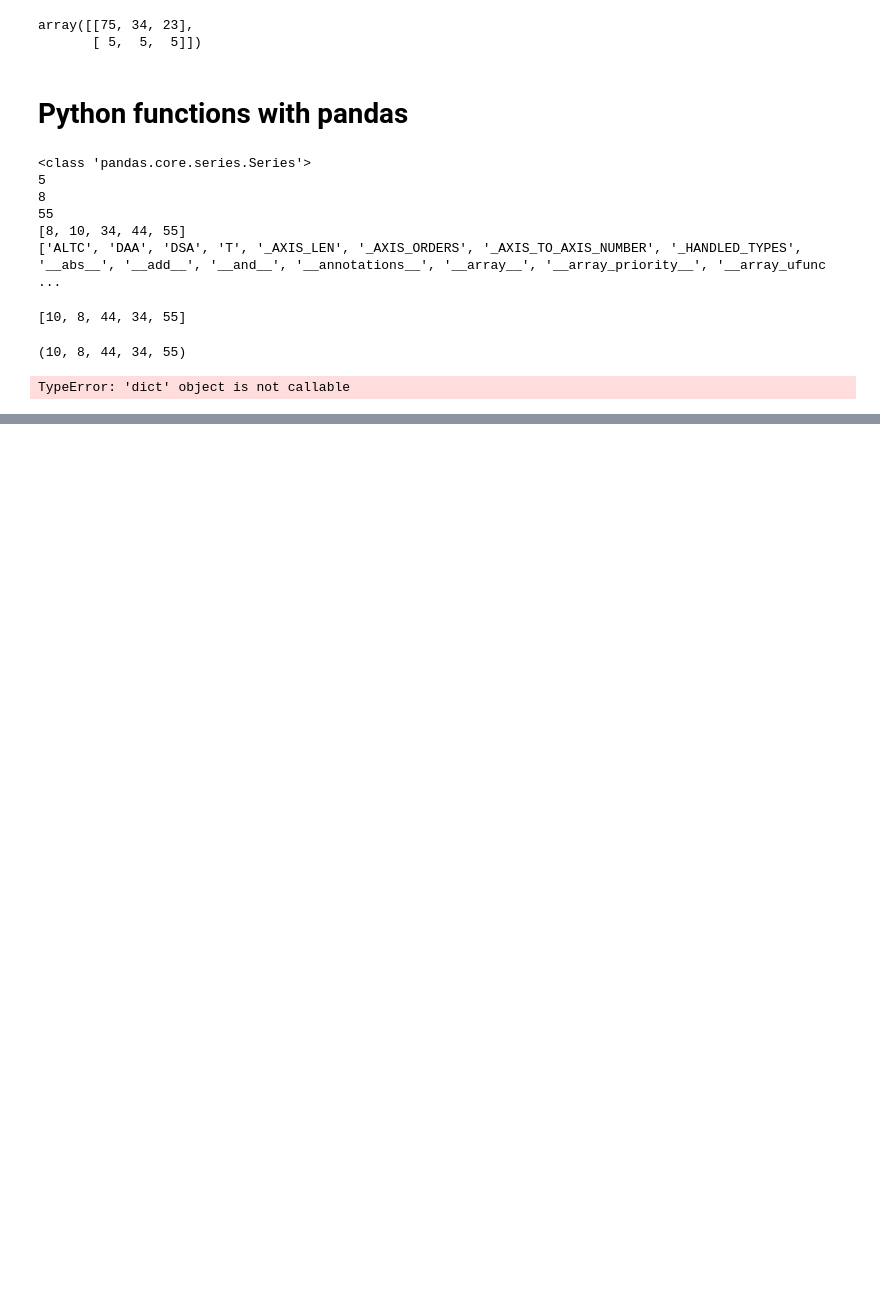
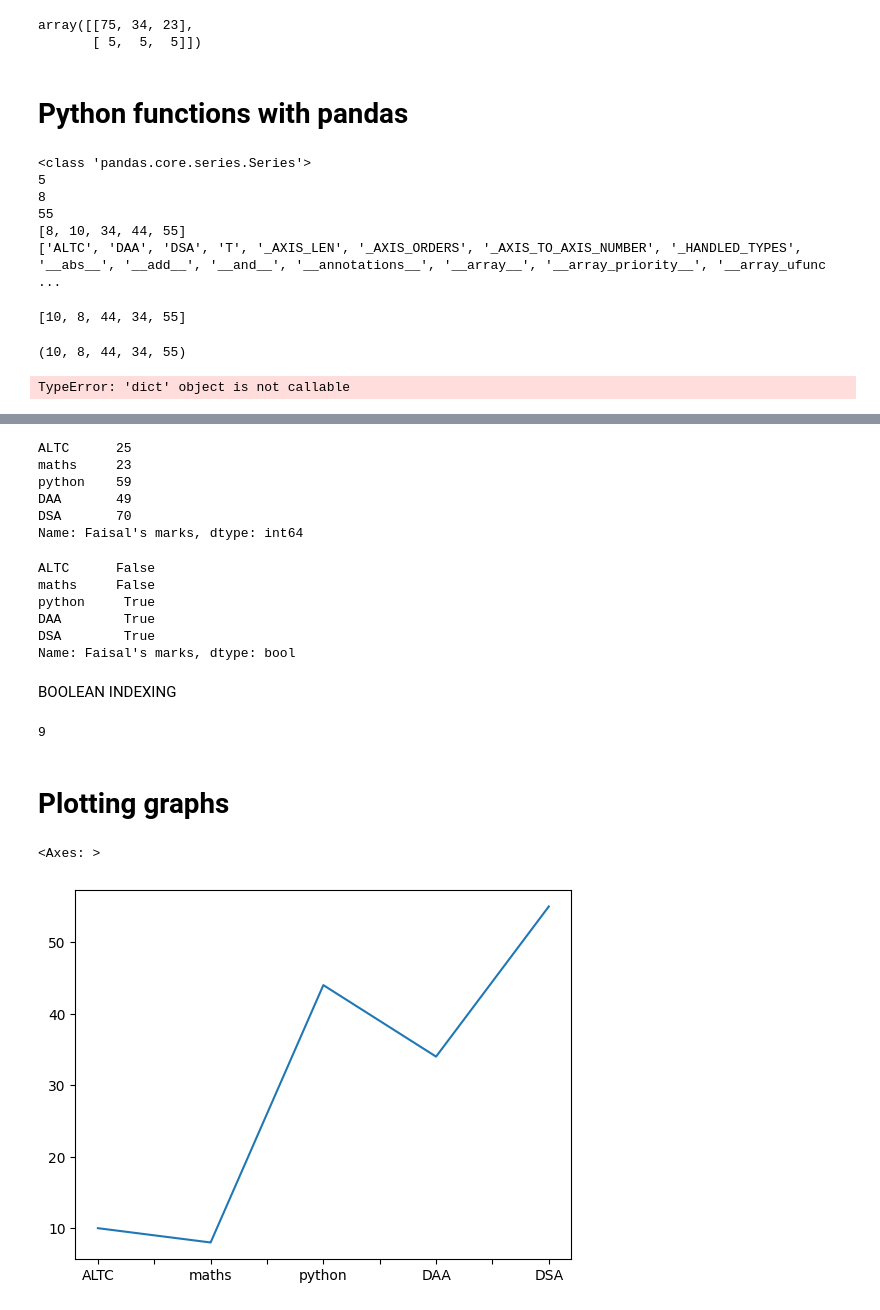
Before and after one commit to faisalkhan4k/Pandas, a Jupyter notebook: 01_week1.ipynb, the cells around one changed output, grey strips where cells are left out. Saved outputs shown, nothing was run; the diff lists cells and outputs as text; code cells hidden in the pictures; blank space fills up the shorter version.

```diff
--- a/01_week1.ipynb
+++ b/01_week1.ipynb
@@ -500,0 +540,31 @@ TypeError: 'dict' object is not callable
+# %%
+15 + marks_series
+# %% [output]
+ALTC      25
+maths     23
+python    59
+DAA       49
+DSA       70
+Name: Faisal's marks, dtype: int64
+# %%
+marks_series > 20 #relational operators are also can be used in pandas
+# %% [output]
+ALTC      False
+maths     False
+python     True
+DAA        True
+DSA        True
+Name: Faisal's marks, dtype: bool
+# %% [markdown]
+BOOLEAN INDEXING
+# %%
+student_marks[student_marks > 5].size
+# %% [output]
+9
+# %% [markdown]
+<h1>Plotting graphs
+# %%
+marks_series.plot()
+# %% [output]
+<Axes: >
+[figure, added]
```
Also changed, not shown: parts of 25 cells of this notebook.
